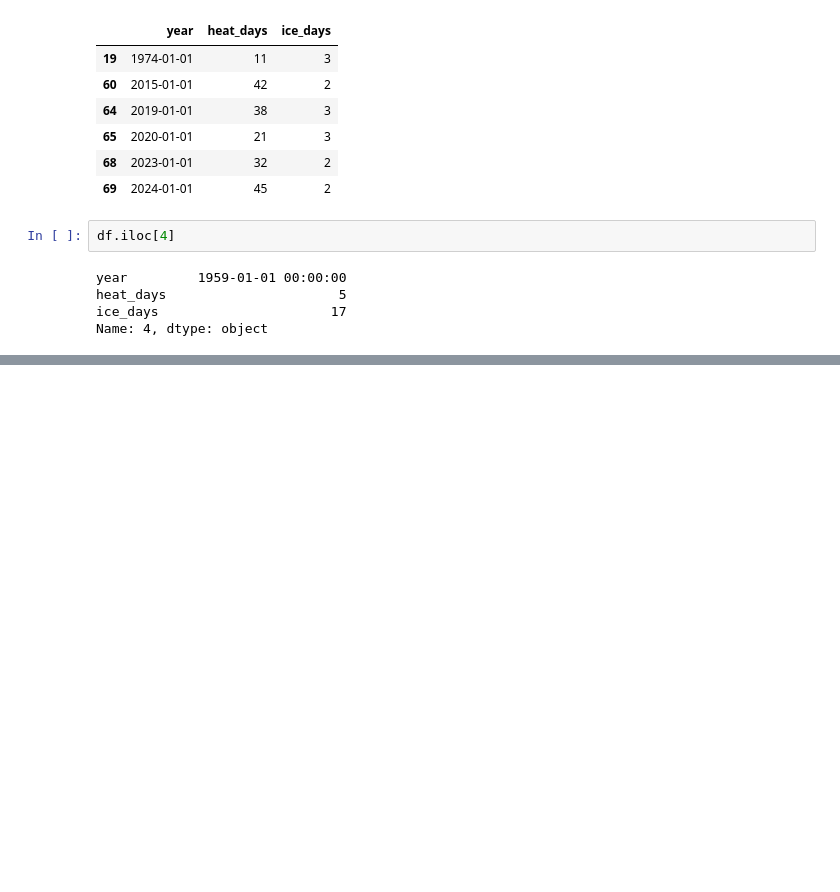
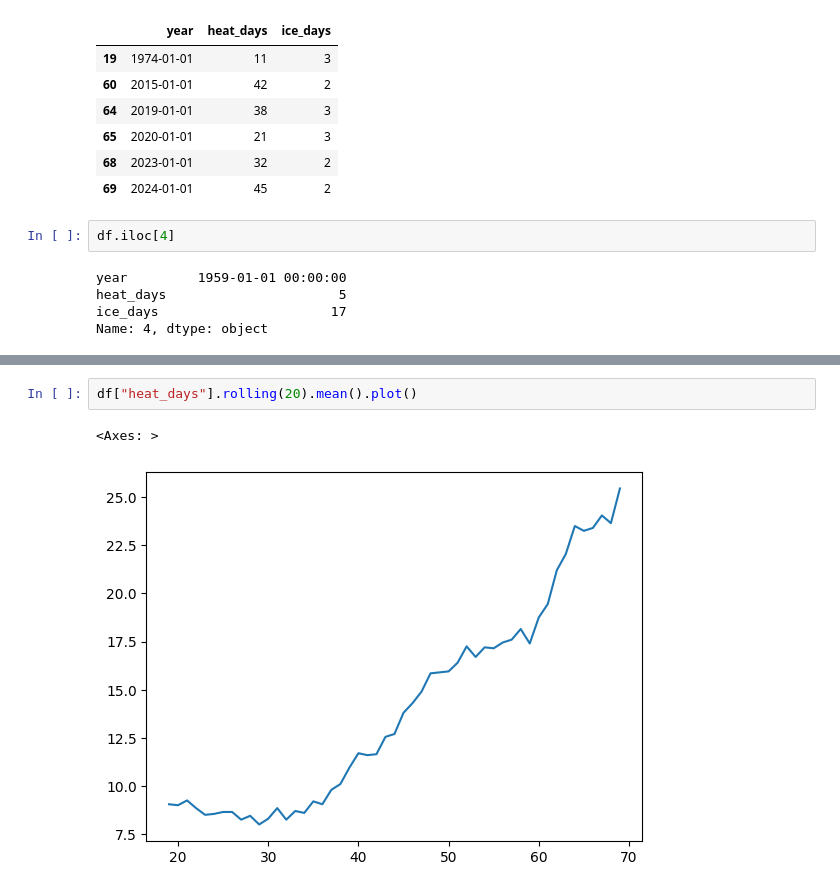
Before and after one commit to elifuregato/datascience-ue-elias-furegato, a Jupyter notebook: notebooks/01_data_with_pandas.ipynb, the cells around one changed output, grey strips where cells are left out. Cells and saved outputs as stored; diff of their text form; blank space fills up the shorter version.

```diff
--- a/notebooks/01_data_with_pandas.ipynb
+++ b/notebooks/01_data_with_pandas.ipynb
@@ -143,0 +170,5 @@ Name: 4, dtype: object
+# %%
+df["heat_days"].rolling(20).mean().plot()
+# %% [output]
+<Axes: >
+[figure, added]
```
Also changed, not shown: parts of 7 cells of this notebook.
